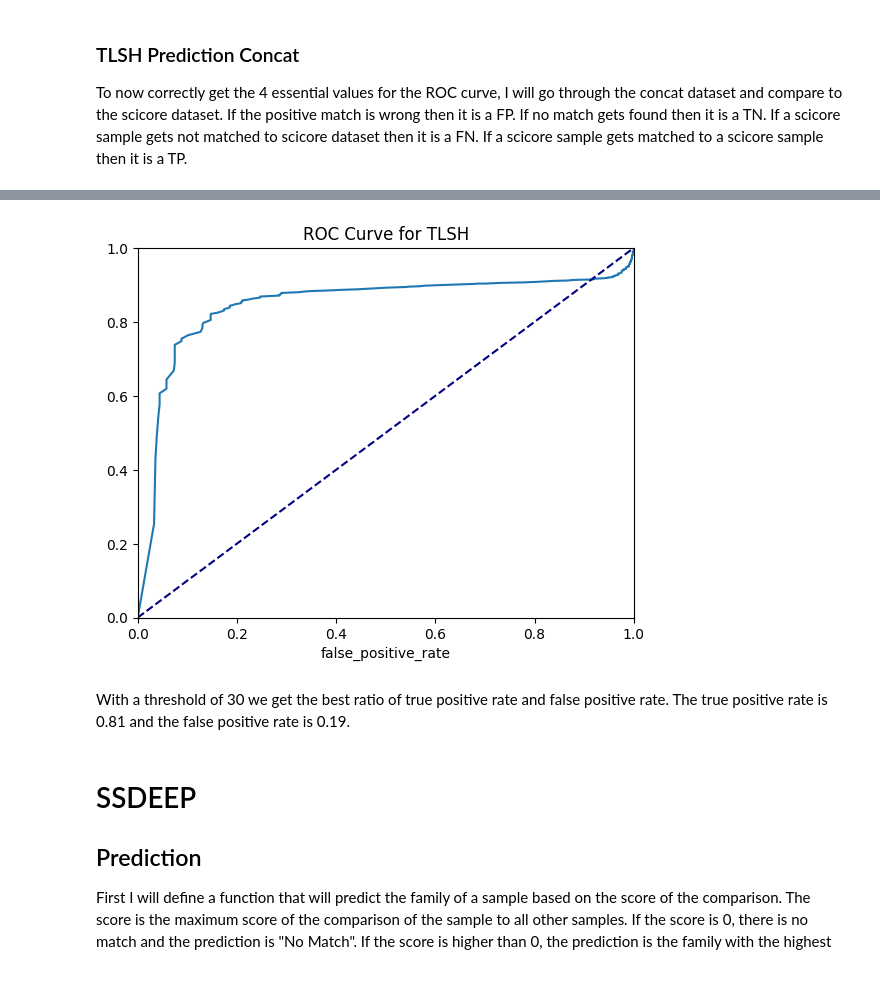
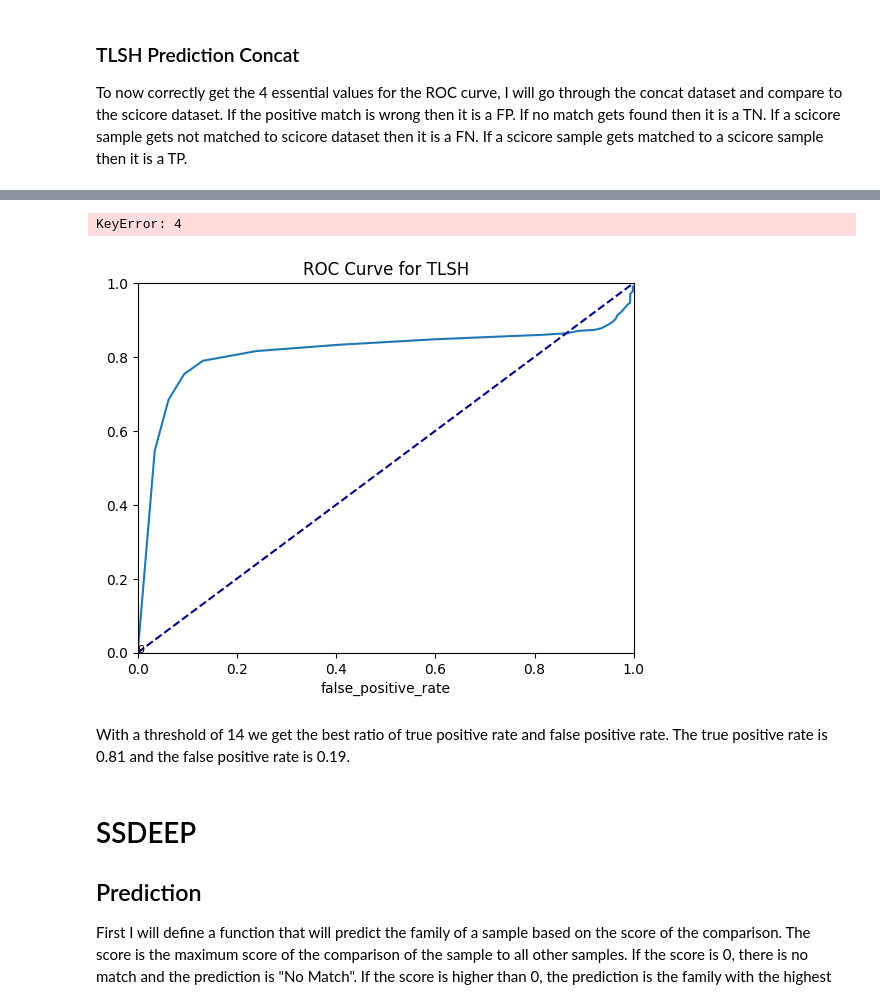
Before and after one commit to edizeqiri/obstkorb, a Jupyter notebook: Testing_Framework/ROC.ipynb, the cells around one changed output, grey strips where cells are left out. Drawn from its saved outputs; the diff is of its cells as text; code cells hidden in the pictures.

```diff
--- a/Testing_Framework/ROC.ipynb
+++ b/Testing_Framework/ROC.ipynb
@@ -95,7 +102,7 @@ To correctly get a ROC curve, 4 values are essential: TP, FP, TN, FN.
 The problem currently is, that I do not have other samples which can have no match. All the samples have a match and therefore the TN rate is 0. Thus, I will add the same amount of malware samples and concatenate with the scicore db.
 # %%
 scicore_filtered["malware"] = False
-size = scicore_filtered.shape[0] / 10
+size = scicore_filtered.shape[0] / 5
 malware = pd.DataFrame(list(db["families"].aggregate([{"$sample": {"size": size}}])))
 malware["malware"] = True
 
@@ -184,10 +186,10 @@ plt.show()
 # %%
 def tlsh_thresh(s):
-    s = s.loc[results_df.groupby("TLSH 1")["Diff Score"].idxmin()]
+    s = s.loc[s.groupby("TLSH 1")["Diff Score"].idxmin()]
     ssdeep_th = pd.DataFrame(columns=["threshold", "true_positive_rate", "false_positive_rate"])
-    comp_to_sci = s[s["Malware 2"] == False]
+    comp_to_sci = s[s["Malware 1"] == False]
     compt_to_malware = s[s["Malware 2"] == True]
-    for i in range (0,500,1):
+    for i in range (0,300,10):
 
         sci_th = comp_to_sci[comp_to_sci["Diff Score"] < i]
         mal_th = compt_to_malware[compt_to_malware["Diff Score"] < i]
@@ -226,11 +232,16 @@ The optimal Threshold is: 25
 # %%
 p.plot(x="false_positive_rate", y="true_positive_rate", xlim=(0, 1), ylim=(0, 1),title="ROC Curve for TLSH", legend=False)
 plt.plot([0, 1], [0, 1], color='navy', linestyle='--')
+for i in range(0,p.shape[0], 4):
+    plt.annotate(i, (p["false_positive_rate"][i], p["true_positive_rate"][i]), fontsize=8)
+    if i > 60:
+        break
 plt.show()
 # %% [output]
+KeyError: 4
-[figure, old version]
+[figure, new version]
 # %% [markdown]
-With a threshold of 30 we get the best ratio of true positive rate and false positive rate. The true positive rate is 0.81 and the false positive rate is 0.19.
+With a threshold of 14 we get the best ratio of true positive rate and false positive rate. The true positive rate is 0.81 and the false positive rate is 0.19.
 # %% [markdown]
 # SSDEEP
 ## Prediction
```
Also changed, not shown: parts of 21 cells of this notebook, 5 other files.
